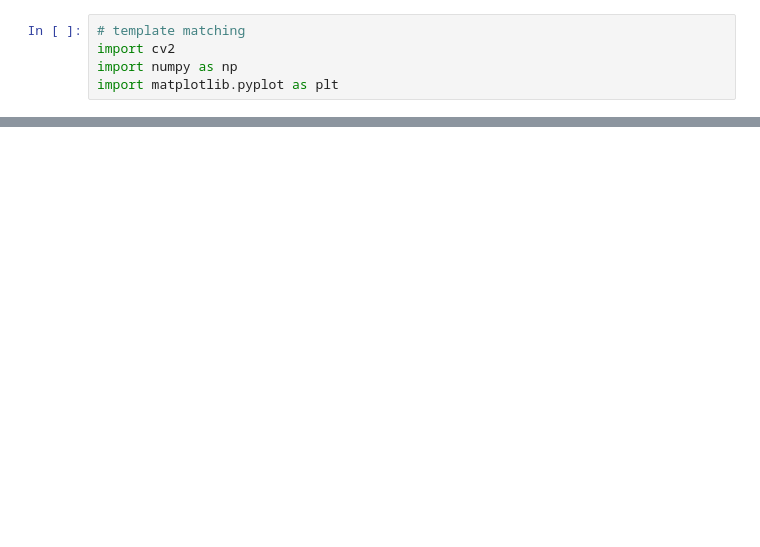
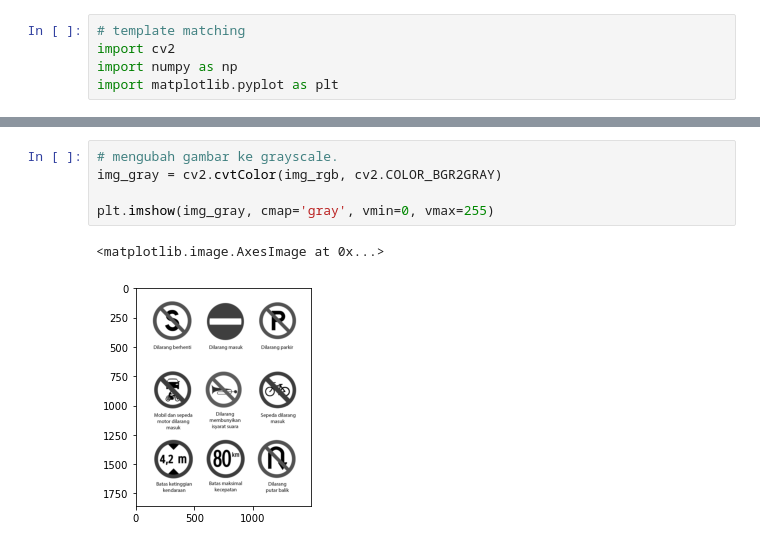
Before and after one commit to EriRahmawati/PCD, a Jupyter notebook: Project PCD/Project_PCD.ipynb, the cells around one changed output, grey strips where cells are left out. Drawn from its saved outputs; the diff is of its cells as text; blank space fills up the shorter version.

```diff
--- a/Project PCD/Project_PCD.ipynb
+++ b/Project PCD/Project_PCD.ipynb
@@ -14,0 +20,8 @@ plt.imshow(img_rgb)
+# %%
+# mengubah gambar ke grayscale.
+img_gray = cv2.cvtColor(img_rgb, cv2.COLOR_BGR2GRAY)
+
+plt.imshow(img_gray, cmap='gray', vmin=0, vmax=255)
+# %% [output]
+<matplotlib.image.AxesImage at 0x...>
+[figure, added]
```
Also changed, not shown: parts of 6 cells of this notebook.
